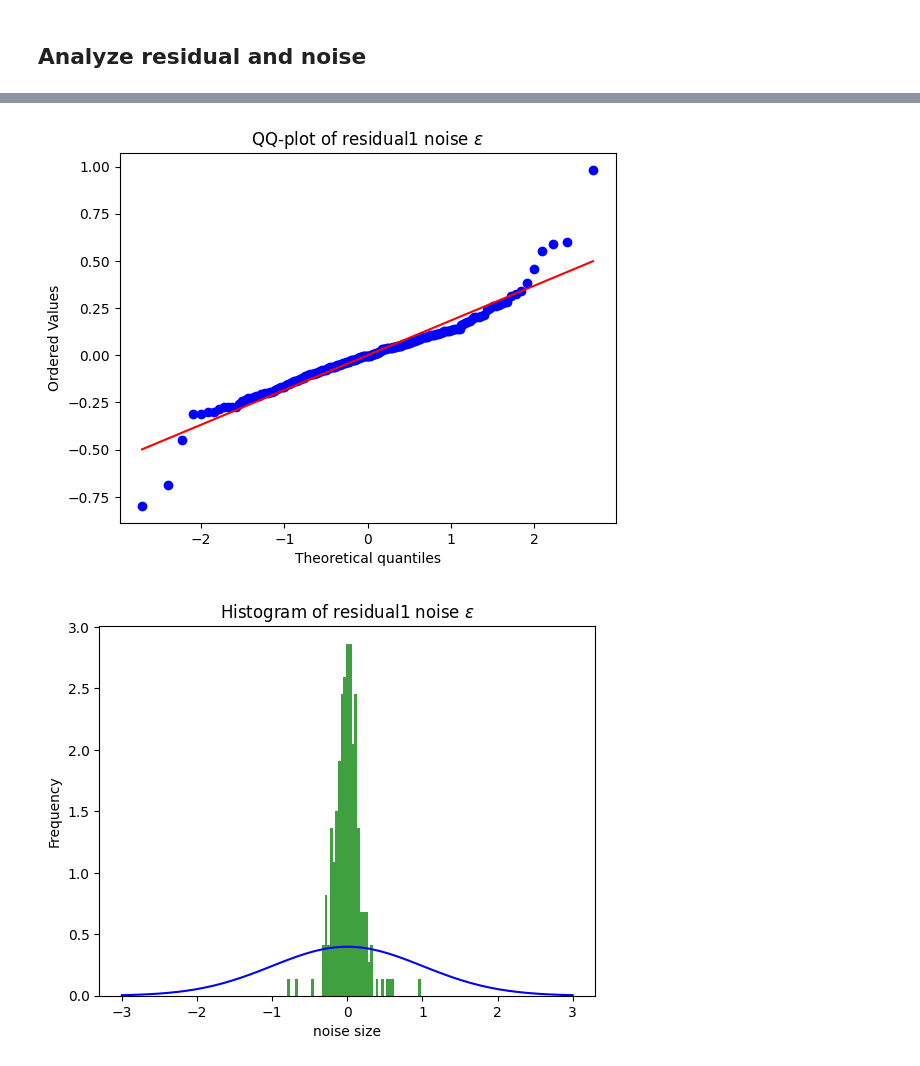
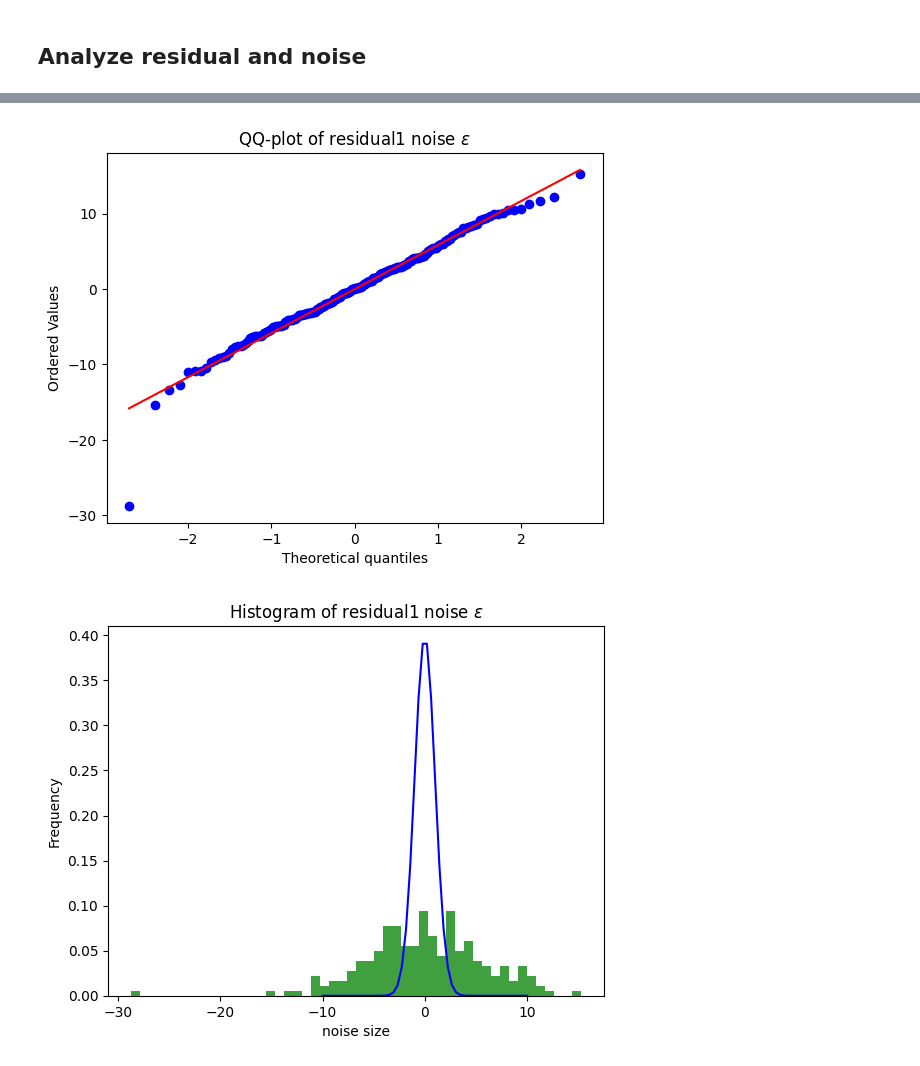
Before and after one commit to yggdrasilyuan/practicum, a Jupyter notebook: regression_time.ipynb, the cells around one changed output, grey strips where cells are left out. Saved outputs shown, nothing was run; the diff lists cells and outputs as text; code cells hidden in the pictures.

```diff
--- a/regression_time.ipynb
+++ b/regression_time.ipynb
@@ -24,12 +24,12 @@ data
 | 82275 | 9156117 | 197325825 | AR | 2022-12-21 | 2022-12-21 16:00:00 | CAFCA Limited | ... |
 82276 rows × 38 columns
 # %%
-para="avg_sent_x"
+para="sum_sent_x"
 
 
 data=data.sort_values("FILING_DATE")
 x=data["FILING_DATE"]
 y=data[para]
-print(type(x[1]))
+# print(type(x[1]))
 plt.scatter(x,y)
 # %% [output]
@@ -269,18 +274,18 @@ plt.title(r"QQ-plot of residual1 noise $\varepsilon$")
 plt.show()
 plt.close()
 # %% [output]
-[figure, old version]
+[figure, new version]
 # %%
-xvals=np.linspace(start=-3,stop=3)
+xvals=np.linspace(start=-10,stop=10)
 fvals=scipy.stats.norm.pdf(xvals)
 plt.figure()
 plt.hist(noise1, 50, facecolor='green', alpha=0.75,density=True,label="empirical")
 plt.plot(xvals,fvals,label="standard Gaussian",color="blue")
 plt.xlabel("noise size")
 plt.ylabel("Frequency")
 plt.title(r"Histogram of residual1 noise $\varepsilon$")
 
 plt.show()
 plt.close()
 # %% [output]
-[figure, old version]
+[figure, new version]
```
Also changed, not shown: parts of 11 cells of this notebook.
